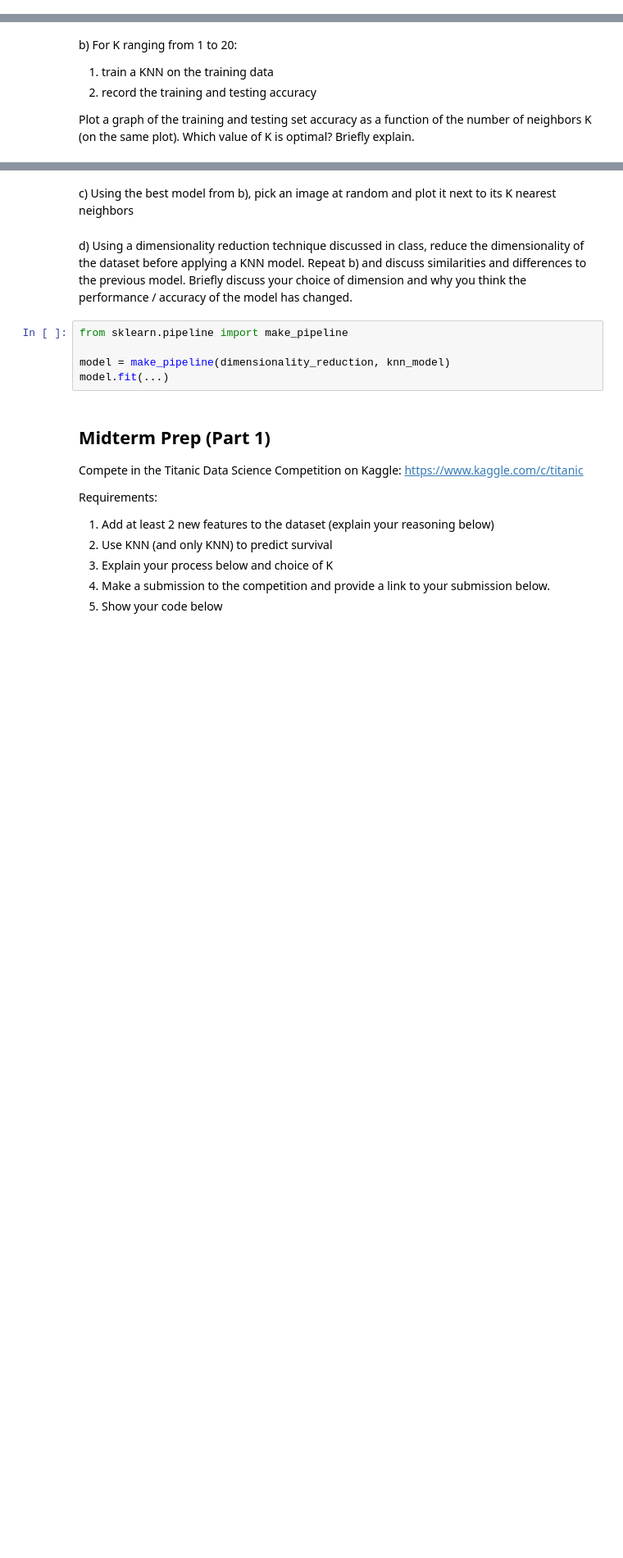
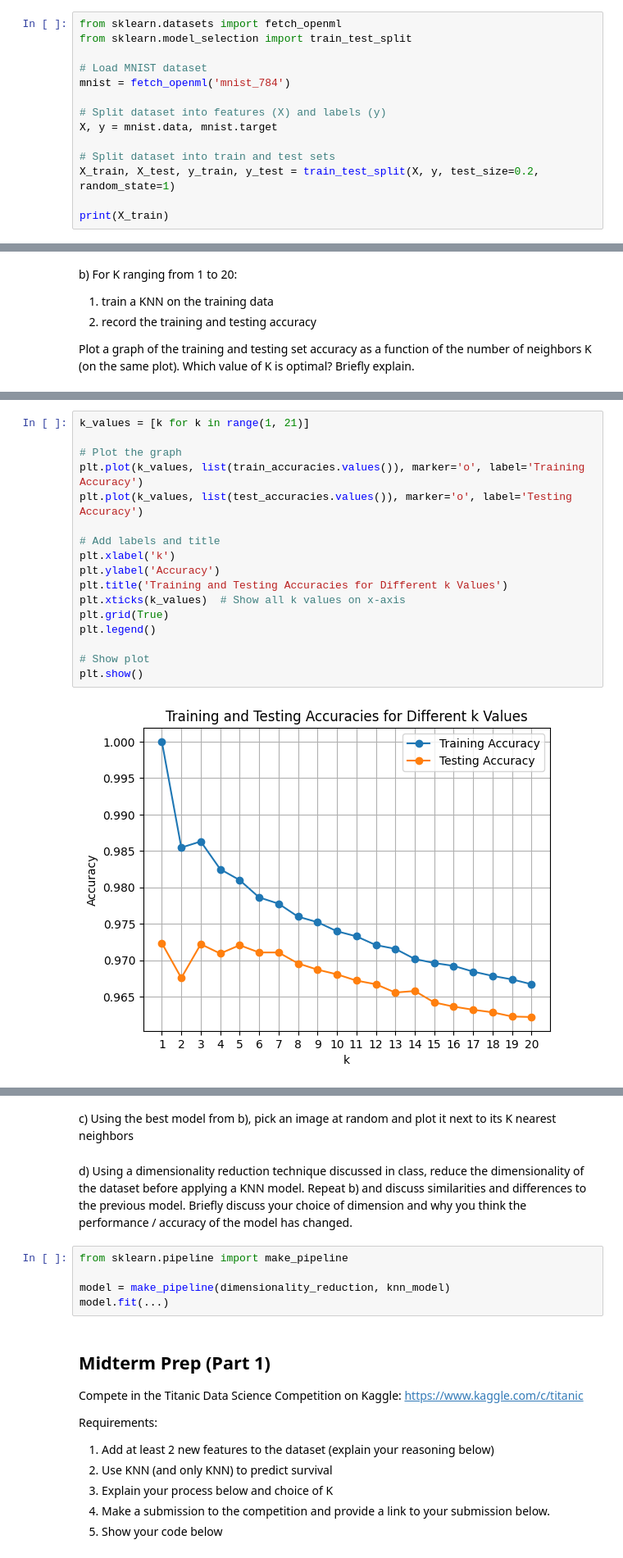
Before and after one commit to jtjohnnyx/Data-Science-Fundamentals, a Jupyter notebook: lecture_12/worksheet_12.ipynb, the cells around one changed output, grey strips where cells are left out. Shown: that part at 82% size. Drawn from its saved outputs; the diff is of its cells as text; blank space fills up the shorter version.

```diff
--- a/lecture_12/worksheet_12.ipynb
+++ b/lecture_12/worksheet_12.ipynb
@@ -195,0 +194,14 @@ from sklearn.model_selection import train_test_split
+# %%
+from sklearn.datasets import fetch_openml
+from sklearn.model_selection import train_test_split
+
+# Load MNIST dataset
+mnist = fetch_openml('mnist_784')
+
+# Split dataset into features (X) and labels (y)
+X, y = mnist.data, mnist.target
+
+# Split dataset into train and test sets
+X_train, X_test, y_train, y_test = train_test_split(X, y, test_size=0.2, random_state=1)
+
+print(X_train)
@@ -204,0 +287,19 @@ from sklearn.neighbors import KNeighborsClassifier
+# %%
+k_values = [k for k in range(1, 21)]
+
+# Plot the graph
+plt.plot(k_values, list(train_accuracies.values()), marker='o', label='Training Accuracy')
+plt.plot(k_values, list(test_accuracies.values()), marker='o', label='Testing Accuracy')
+
+# Add labels and title
+plt.xlabel('k')
+plt.ylabel('Accuracy')
+plt.title('Training and Testing Accuracies for Different k Values')
+plt.xticks(k_values)  # Show all k values on x-axis
+plt.grid(True)
+plt.legend()
+
+# Show plot
+plt.show()
+# %% [output]
+[figure, added]
```
Also changed, not shown: parts of 8 cells of this notebook.
